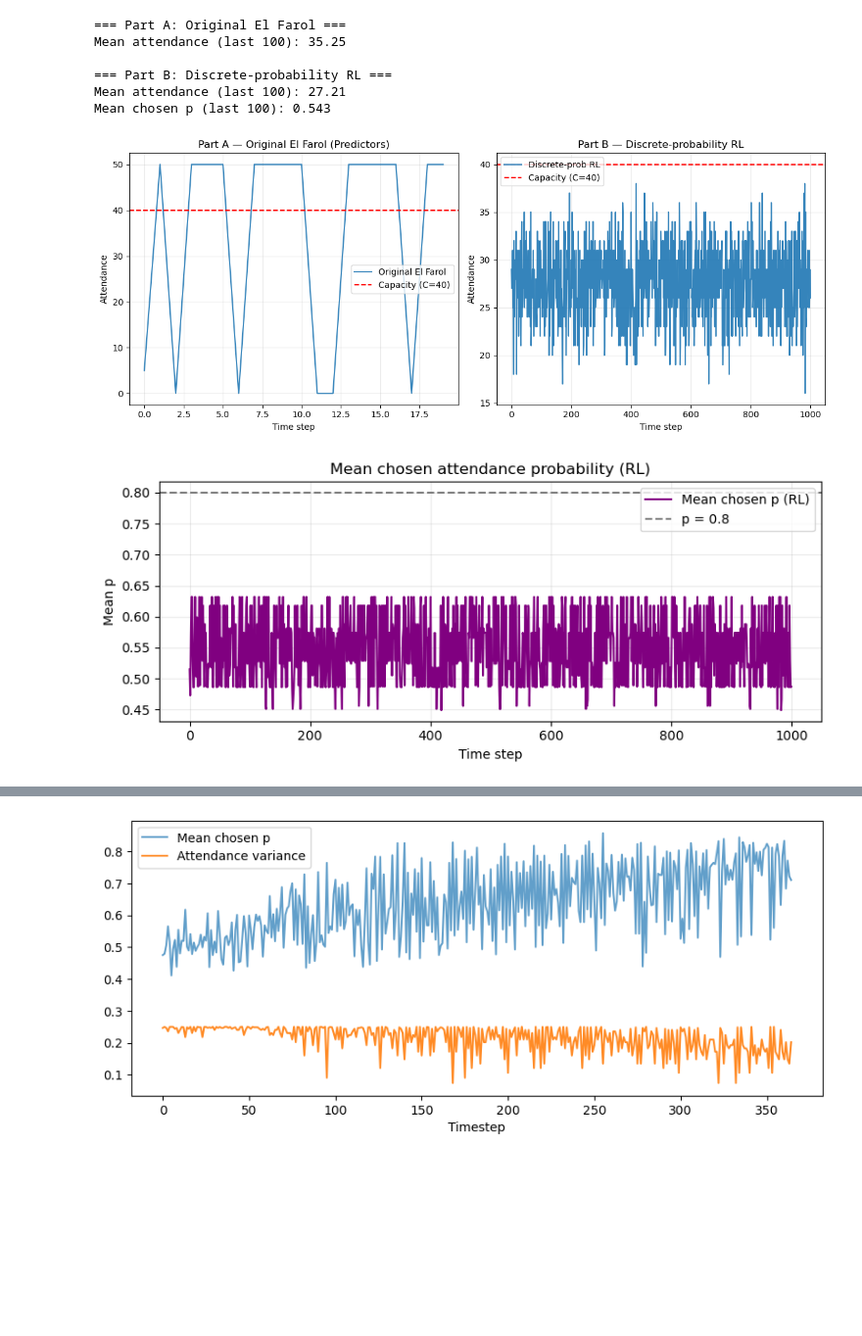
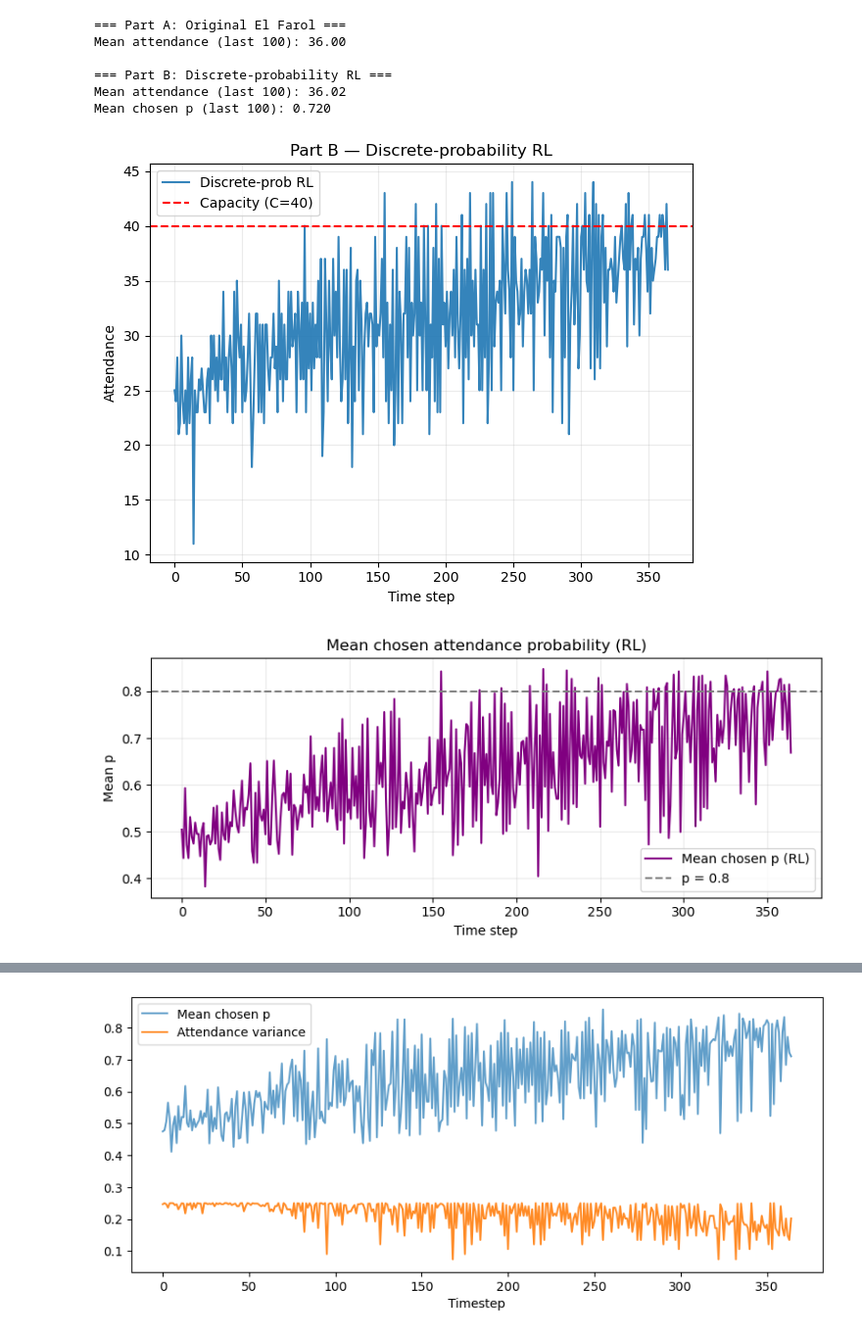
Before and after one commit to DragonsAreFuckingCool/discrete-probability-multi-agent-reinforcement-learning, a Jupyter notebook: discreateProbQLearning.ipynb, the cells around one changed output, grey strips where cells are left out. Shown at 98% size. Saved outputs shown, nothing was run; the diff lists cells and outputs as text; code cells hidden in the pictures; blank space fills up the shorter version.

```diff
--- a/discreateProbQLearning.ipynb
+++ b/discreateProbQLearning.ipynb
@@ -23,7 +23,7 @@ random.seed(SEED)
 N = 50            # number of agents
 C_frac = 0.8      # capacity as fraction of population
 C = int(C_frac * N)  # bar capacity
-T = 20         # number of rounds / time steps
+T = 365         # number of rounds / time steps
 
 # Payoffs
 G = 8.0   # payoff for attending when not overcrowded
@@ -216,8 +216,9 @@ def run_discrete_prob_rl(N=N, C=C, T=T, M=M, lr=LR, gamma=GAMMA, tau=TAU,
             rewards[i] = payoff - beta * Theta #PLAY with theta - i tried with new_theta[i] but that just destroys the learning
 
                     # Record average payoff and store payoffs for histogram later
-            avg_payoff_ts.append(rewards.mean())   # mean payoff at this timestep
-            all_payoffs[t, :] = rewards            # save payoffs of all agents at time t
+
+        avg_payoff_ts.append(rewards.mean())   # mean payoff at this timestep
+        all_payoffs[t, :] = rewards            # save payoffs of all agents at time t
 
 
         next_state = make_state(A_t, Theta)
@@ -259,10 +260,12 @@ if __name__ == "__main__":
 
     print("\n=== Part B: Discrete-probability RL ===")
     res = run_discrete_prob_rl(T=T)
-    l
-    res = run_discrete_prob_rl(N=N, C=C, T=1000, M=M, lr=LR, gamma=GAMMA, tau=TAU,
+
+    res = run_discrete_prob_rl(N=N, C=C, T=365, M=M, lr=LR, gamma=GAMMA, tau=TAU,
                          rho=rho, alpha=alpha, beta=beta, bar_theta=bar_theta,
                          theta_cap=theta_cap, k_init=K_INIT)
+
+
     att_rl = res["attendance_ts"]
     mean_p = res["mean_p_ts"]
     print(f"Mean attendance (last 100): {att_rl[-100:].mean():.2f}")
@@ -270,14 +273,14 @@ if __name__ == "__main__":
 
     # ---- PLOTS ----
     plt.figure(figsize=(12, 5))
-    plt.subplot(1, 2, 1)
-    plt.plot(att_el, label="Original El Farol", alpha=0.9)
-    plt.axhline(C, color='r', linestyle='--', label=f'Capacity (C={C})')
-    plt.title("Part A — Original El Farol (Predictors)")
-    plt.xlabel("Time step")
-    plt.ylabel("Attendance")
-    plt.legend()
-    plt.grid(True, alpha=0.25)
+    #plt.subplot(1, 2, 1)
+    #plt.plot(att_el, label="Original El Farol", alpha=0.9)
+    #plt.axhline(C, color='r', linestyle='--', label=f'Capacity (C={C})')
+    #plt.title("Part A — Original El Farol (Predictors)")
+    #plt.xlabel("Time step")
+    #plt.ylabel("Attendance")
+    #plt.legend()
+    #plt.grid(True, alpha=0.25)
 
     plt.subplot(1, 2, 2)
     plt.plot(att_rl, label="Discrete-prob RL", alpha=0.9)
@@ -294,36 +297,36 @@ if __name__ == "__main__":
     plt.figure(figsize=(8, 3.5))
     plt.plot(mean_p, label='Mean chosen p (RL)', color='purple')
     plt.axhline(C_frac, color='gray', linestyle='--', label=f'p = {C_frac}')
     plt.title("Mean chosen attendance probability (RL)")
     plt.xlabel("Time step")
     plt.ylabel("Mean p")
     plt.legend()
     plt.grid(True, alpha=0.25)
     plt.tight_layout()
     plt.show()
 
     # Histogram: distribution of chosen p's in final window
     chosen_hist = res["chosen_history"]
-    final_window = T # do spisific numbers to see what happens at what times in the learning
+    final_window = 3 # do spisific numbers to see what happens at what times in the learning
     M = chosen_hist.max()
     w = min(final_window, chosen_hist.shape[0])
     flat_idxs = chosen_hist[-w:, :].flatten()
     p_values = flat_idxs / M
 
     plt.figure(figsize=(6, 3))
     plt.hist(p_values, bins=M + 1, edgecolor='black', density=True)
     plt.title(f"Distribution of chosen p over last {w} steps (all agents)")
     plt.xlabel("Chosen p")
     plt.ylabel("Relative frequency")
     plt.xticks(np.linspace(0, 1, 11))
     plt.tight_layout()
     plt.show()
 # %% [output]
 === Part A: Original El Farol ===
-Mean attendance (last 100): 35.25
+Mean attendance (last 100): 36.00
 
 === Part B: Discrete-probability RL ===
-Mean attendance (last 100): 27.21
-Mean chosen p (last 100): 0.543
+Mean attendance (last 100): 36.02
+Mean chosen p (last 100): 0.720
-[figure, old version]
+[figure, new version]
-[figure, old version]
+[figure, new version]
```
Also changed, not shown: parts of 3 cells of this notebook.
